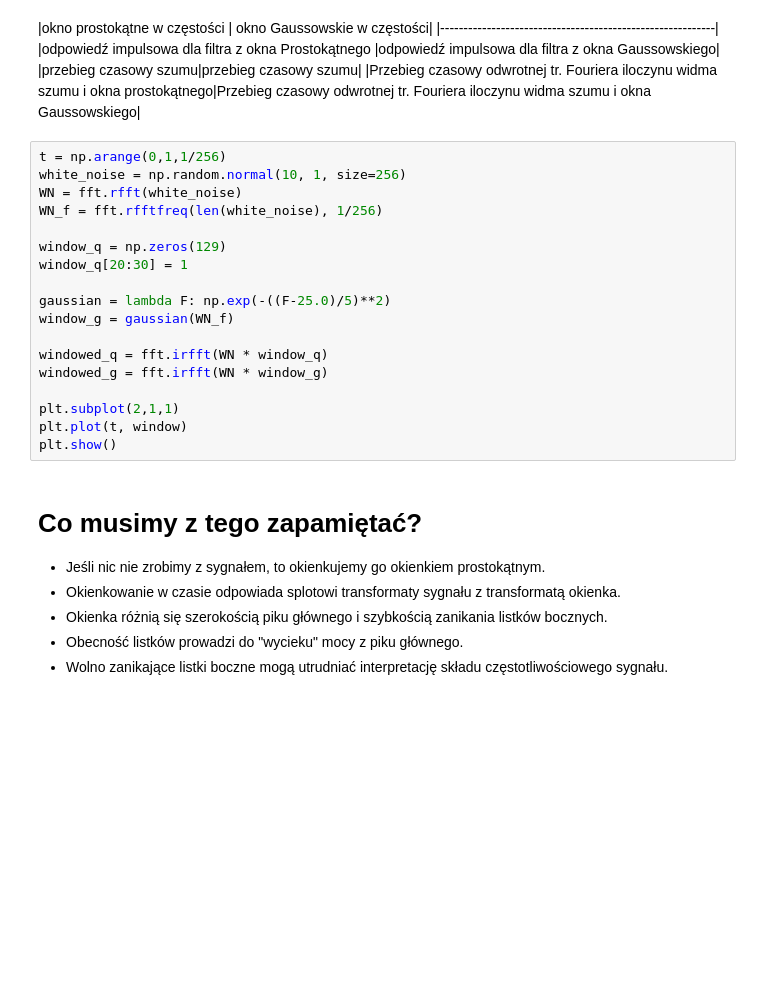
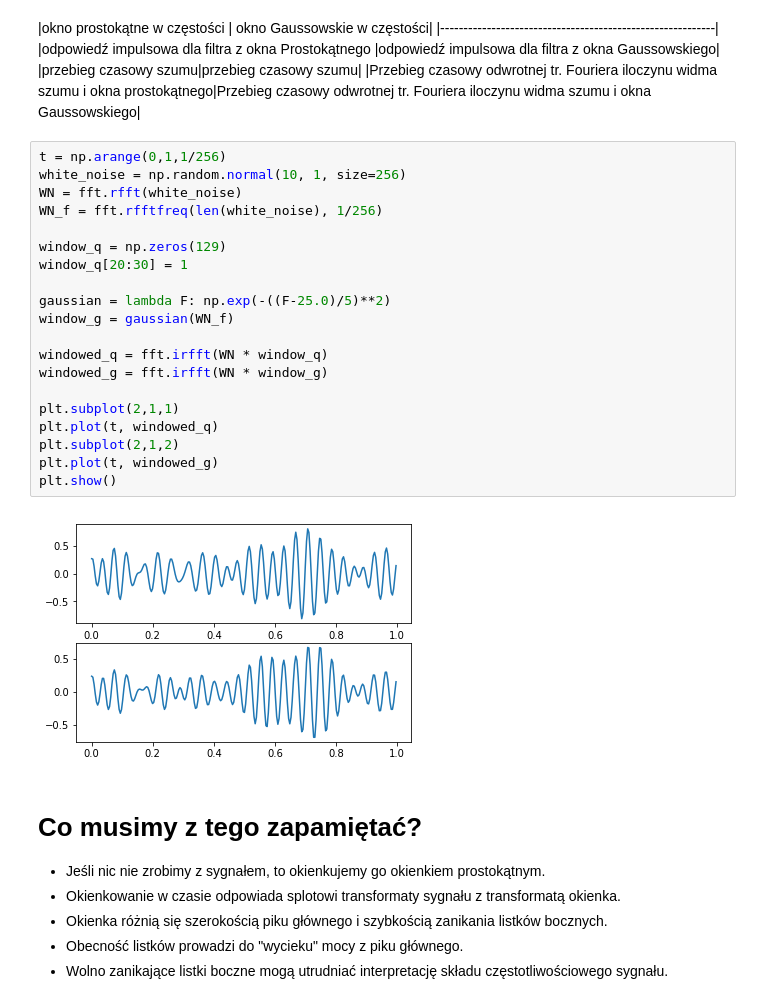
Before and after one commit to PPierzc/Analiza-Sygna-w, a Jupyter notebook: 5/05_okienkowanie_student.ipynb, the cells around one changed output. Cells and saved outputs as stored; diff of their text form; blank space fills up the shorter version.

```diff
--- a/5/05_okienkowanie_student.ipynb
+++ b/5/05_okienkowanie_student.ipynb
@@ -290,21 +290,25 @@ Zauważmy, że jest to splot syganłu (delty) z odwrotną transformatą okienka.
 # %%
 t = np.arange(0,1,1/256)
 white_noise = np.random.normal(10, 1, size=256)
 WN = fft.rfft(white_noise)
 WN_f = fft.rfftfreq(len(white_noise), 1/256)
 
 window_q = np.zeros(129)
 window_q[20:30] = 1
 
 gaussian = lambda F: np.exp(-((F-25.0)/5)**2)
 window_g = gaussian(WN_f)
 
 windowed_q = fft.irfft(WN * window_q)
 windowed_g = fft.irfft(WN * window_g)
 
 plt.subplot(2,1,1)
-plt.plot(t, window)
+plt.plot(t, windowed_q)
+plt.subplot(2,1,2)
+plt.plot(t, windowed_g)
 plt.show()
+# %% [output]
+[figure, added]
 # %% [markdown]
 # Co musimy z tego zapamiętać?
 * Jeśli nic nie zrobimy z sygnałem, to okienkujemy go okienkiem prostokątnym.
```
